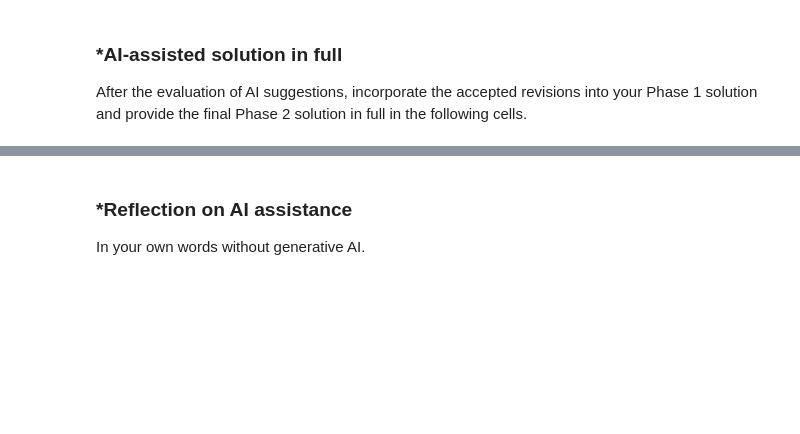
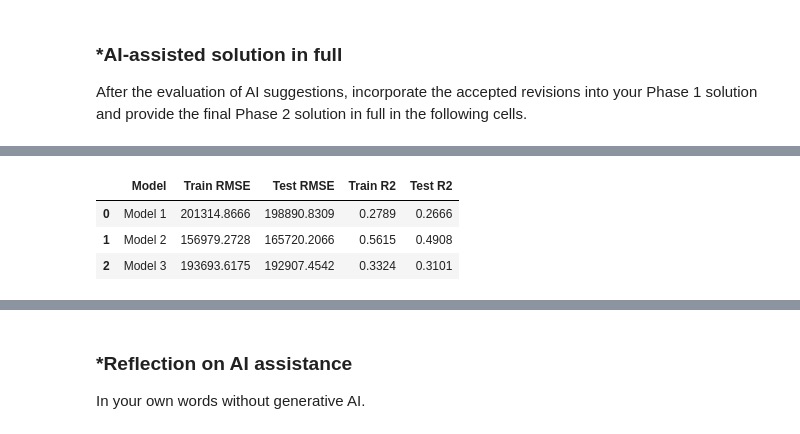
Before and after one commit to KevinT135/L02-hedonic-pricing, a Jupyter notebook: notebook.ipynb, the cells around one changed output, grey strips where cells are left out. Drawn from its saved outputs; the diff is of its cells as text; code cells hidden in the pictures; blank space fills up the shorter version.

```diff
--- a/notebook.ipynb
+++ b/notebook.ipynb
@@ -390,0 +452,63 @@ After the evaluation of AI suggestions, incorporate the accepted revisions into
+# %%
+
+#Part 4 revised (suggestion 3)
+from sklearn.linear_model import LinearRegression
+from sklearn.metrics import mean_squared_error, r2_score
+import numpy as np
+import pandas as pd
+
+#baseline model using only house_square_feet as the predictor variable
+model = LinearRegression()
+model.fit(x_train["house_square_feet"].values.reshape(-1, 1), y_train)
+
+train_predictions = model.predict(x_train["house_square_feet"].values.reshape(-1, 1))
+test_predictions = model.predict(x_test["house_square_feet"].values.reshape(-1, 1))
+
+train_rmse = np.sqrt(mean_squared_error(y_train, train_predictions))
+test_rmse = np.sqrt(mean_squared_error(y_test, test_predictions))
+train_r2 = r2_score(y_train, train_predictions)
+test_r2 = r2_score(y_test, test_predictions)
+
+#second model using all predictor variables
+model2 = LinearRegression()
+model2.fit(x_train, y_train)
+
+train_predictions2 = model2.predict(x_train)
+test_predictions2 = model2.predict(x_test)
+
+train_rmse2 = np.sqrt(mean_squared_error(y_train, train_predictions2))
+test_rmse2 = np.sqrt(mean_squared_error(y_test, test_predictions2))
+train_r2_2 = r2_score(y_train, train_predictions2)
+test_r2_2 = r2_score(y_test, test_predictions2)
+
+#third model using specific predictor variables
+selected_features = ["house_square_feet", "bathrooms", "bedrooms", "stories", "year_built"]
+x_train_subset = x_train[selected_features]
+x_test_subset = x_test[selected_features]
+
+model3 = LinearRegression()
+model3.fit(x_train_subset, y_train)
+
+train_predictions3 = model3.predict(x_train_subset)
+test_predictions3 = model3.predict(x_test_subset)
+
+train_rmse3 = np.sqrt(mean_squared_error(y_train, train_predictions3))
+test_rmse3 = np.sqrt(mean_squared_error(y_test, test_predictions3))
+train_r2_3 = r2_score(y_train, train_predictions3)
+test_r2_3 = r2_score(y_test, test_predictions3)
+
+#compare model performance in a table
+results = pd.DataFrame({
+    "Model": ["Model 1", "Model 2", "Model 3"],
+    "Train RMSE": [train_rmse, train_rmse2, train_rmse3],
+    "Test RMSE": [test_rmse, test_rmse2, test_rmse3],
+    "Train R2": [train_r2, train_r2_2, train_r2_3],
+    "Test R2": [test_r2, test_r2_2, test_r2_3]
+})
+
+display(results.round(4))
+# %% [output]
+|  | Model | Train RMSE | Test RMSE | Train R2 | Test R2 |
+| 0 | Model 1 | 201314.8666 | 198890.8309 | 0.2789 | 0.2666 |
+| 1 | Model 2 | 156979.2728 | 165720.2066 | 0.5615 | 0.4908 |
+| 2 | Model 3 | 193693.6175 | 192907.4542 | 0.3324 | 0.3101 |
```
Also changed, not shown: parts of 12 cells of this notebook.
